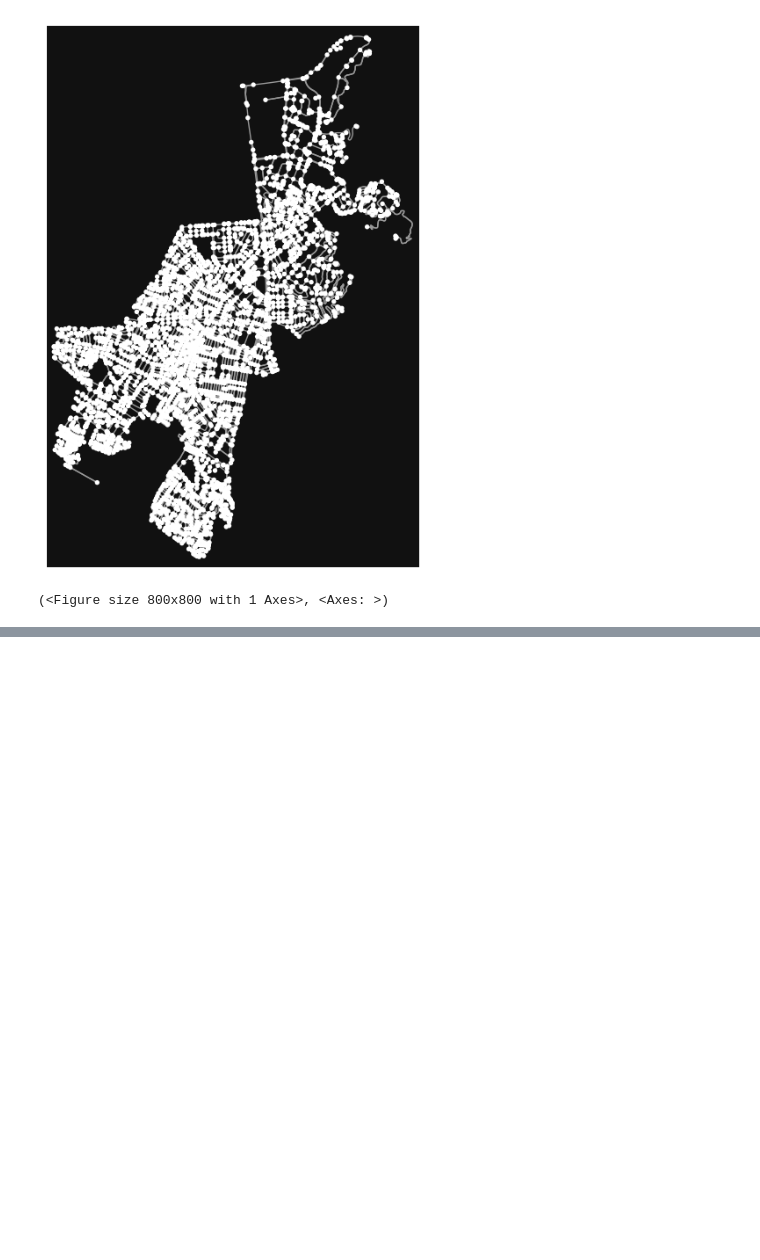
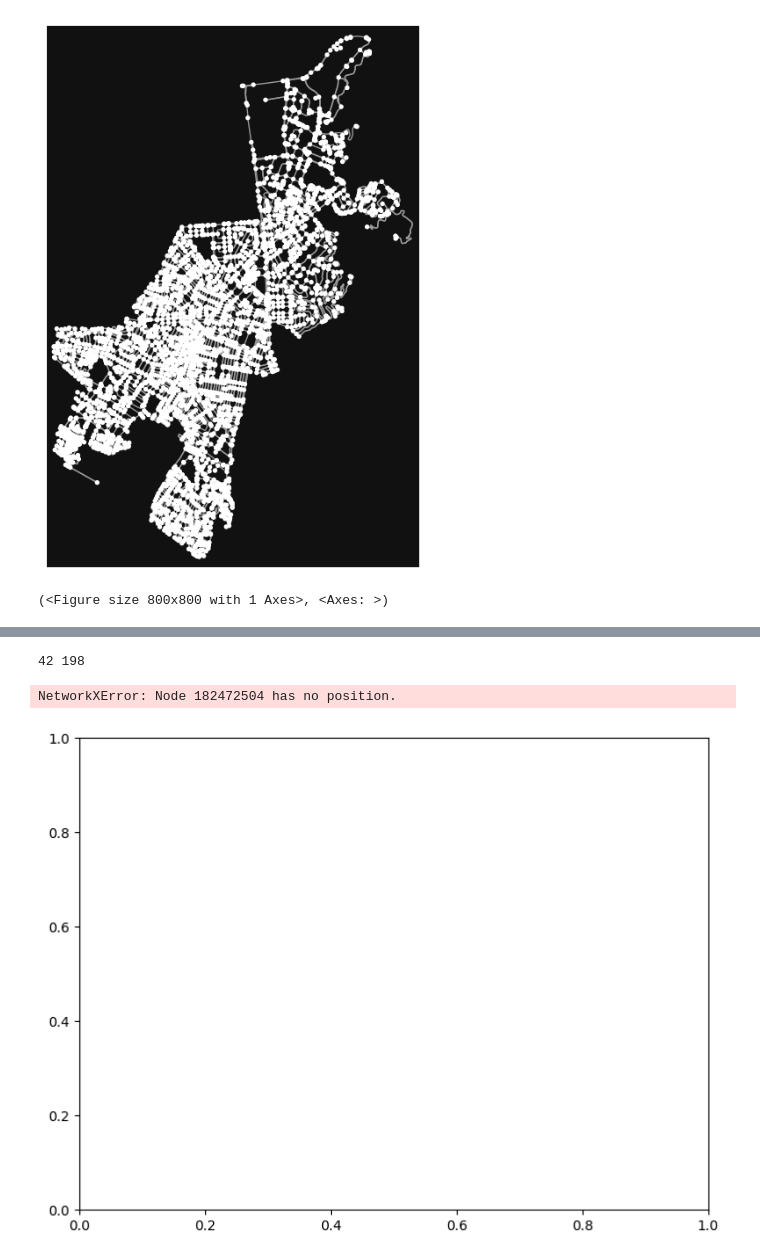
Before and after one commit to forestgump22/TP-AI, a Jupyter notebook: tp.ipynb, the cells around one changed output, grey strips where cells are left out. Drawn from its saved outputs; the diff is of its cells as text; code cells hidden in the pictures; blank space fills up the shorter version.

```diff
--- a/tp.ipynb
+++ b/tp.ipynb
@@ -486,0 +517,7 @@ Distancia desde la UPC Monterrico al Jockey Plaza: 2.86 km
+# %%
+# Imprimir posiciones de los nodos para verificar que todos tienen 'x' y 'y'
+for node in nodes:
+    if 'x' in G.nodes[node] and 'y' in G.nodes[node]:
+        print(f"Nodo {node}: ({G.nodes[node]['x']}, {G.nodes[node]['y']})")
+    else:
+        print(f"Nodo {node} no tiene coordenadas.")
@@ -486,0 +550,39 @@ Distancia desde la UPC Monterrico al Jockey Plaza: 2.86 km
+# %%
+import networkx as nx
+import matplotlib.pyplot as plt
+
+# Diccionario para mapear niveles de congestión a colores
+congestion_colors = {
+    'low': 'green',
+    'moderate': 'yellow',
+    'high': 'red',
+    'severe': 'purple'
+}
+
+# Crear un nuevo diccionario con los niveles de congestión para cada arista (nodo a nodo)
+traffic_data = {}
+for i in range(len(nodes) - 1):
+    u, v = nodes[i], nodes[i + 1]  # Obtener los nodos consecutivos
+    traffic_data[(u, v)] = congestion_levels[i]  # Asignar nivel de congestión
+
+
+# Asignar colores basados en el nivel de congestión para visualizar
+edge_colors = []
+for i in range(len(nodes) - 1):
+    u, v = nodes[i], nodes[i + 1]
+    congestion_level = traffic_data[(u, v)]  # Obtener el nivel de congestión
+    edge_colors.append(congestion_colors[congestion_level])  # Obtener el color correspondiente
+
+# Visualizar el grafo con los colores correspondientes
+pos = {node: (G.nodes[node]['x'], G.nodes[node]['y']) for node in nodes}  # posiciones de nodos según coordenadas
+print(len(pos), len(edge_colors))
+nx.draw(G, pos, edge_color=edge_colors, node_size=50, with_labels=True)
+#
+## Dibujar la ruta resaltada en colores según el nivel de congestión
+#nx.draw_networkx_edges(G, pos, edgelist=list(zip(nodes[:-1], nodes[1:])), edge_color=edge_colors, width=2.5)
+#
+#plt.show()
+# %% [output]
+42 198
+NetworkXError: Node 182472504 has no position.
+[figure, added]
```
Also changed, not shown: parts of 12 cells of this notebook, 1 other file.
